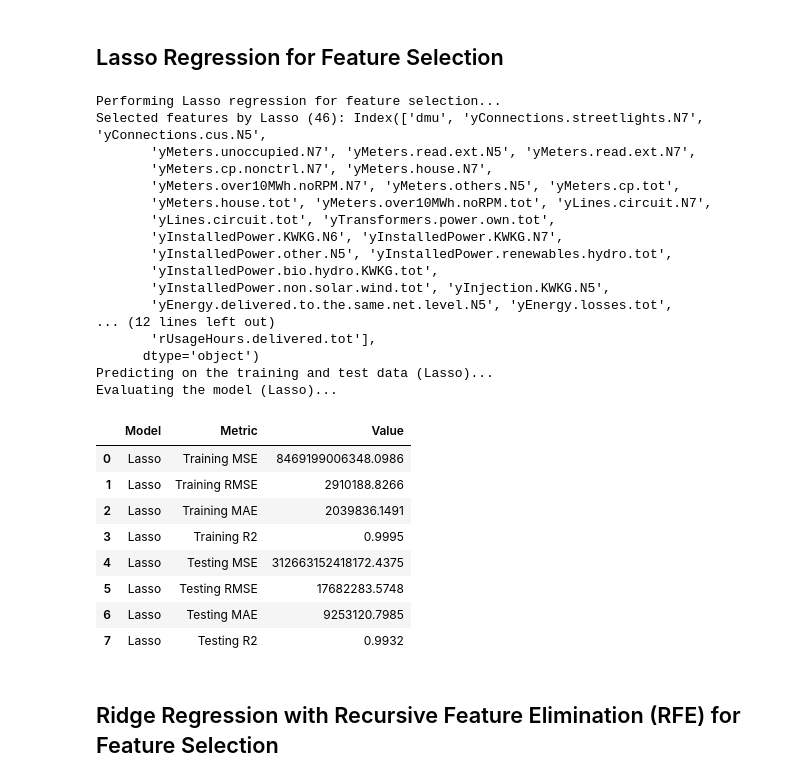
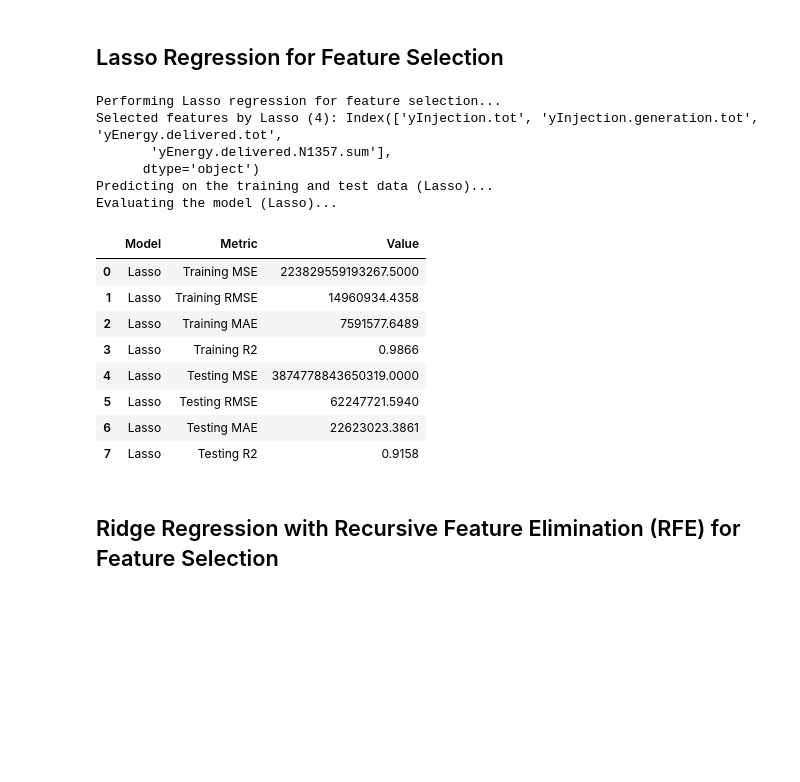
Before and after one commit to ducanhnguyen99/BNetzA, a Jupyter notebook: Benedict/First Analysis.ipynb, the cells around one changed output. Drawn from its saved outputs; the diff is of its cells as text; code cells hidden in the pictures; blank space fills up the shorter version.

```diff
--- a/Benedict/First Analysis.ipynb
+++ b/Benedict/First Analysis.ipynb
@@ -90,0 +3,24 @@ np.set_printoptions(suppress=True)
+# %%
+import pandas as pd
+from sklearn.impute import SimpleImputer
+from sklearn.preprocessing import StandardScaler, OneHotEncoder
+from sklearn.compose import ColumnTransformer
+from sklearn.pipeline import Pipeline
+from sklearn.model_selection import train_test_split
+from tabulate import tabulate
+import numpy as np
+
+# Suppress scientific notation globally
+np.set_printoptions(suppress=True)
+
+# Pfad zur gespeicherten CSV-Datei
+filepath_to_save = "../data/base_df.csv"
+
+# Lade die CSV-Datei
+df = pd.read_csv(filepath_to_save)
+
+# Optional: Setze die Anzeige von numerischen Werten, um wissenschaftliches Format zu vermeiden
+pd.set_option('display.float_format', '{:.2f}'.format)
+
+# Ausgabe des DataFrame
+df
@@ -91,3 +41,10 @@ np.set_printoptions(suppress=True)
+# %%
+# Assuming the target column is named 'cTOTEXn' and all other columns are features
+X = df.drop(columns=['cTOTEXn'])
+y = df['cTOTEXn']
+
+# Split the data into training and test sets
+X_train, X_test, y_train, y_test = train_test_split(X, y, test_size=0.2, random_state=42)
 # %% [markdown]
 ## Lasso Regression for Feature Selection
 # %%
@@ -95,9 +52,6 @@ import pandas as pd
 from sklearn.linear_model import LassoCV, LinearRegression
 from sklearn.metrics import mean_squared_error, mean_absolute_error, r2_score
 import numpy as np
-
-# Suppress scientific notation globally
-np.set_printoptions(suppress=True)
 
 print("Performing Lasso regression for feature selection...")
 
@@ -110,66 +64,55 @@ print(f"Selected features by Lasso ({len(selected_feature_names_lasso)}): {selec
 
 # Training the final model with selected features
 lr_lasso = LinearRegression()
-lr_lasso.fit(X_train[:, selected_features_lasso], y_train)
+lr_lasso.fit(X_train.iloc[:, selected_features_lasso], y_train)
 
 print("Predicting on the training and test data (Lasso)...")
 # Predicting on the train and test data
-y_train_pred_lasso = lr_lasso.predict(X_train[:, selected_features_lasso])
-y_test_pred_lasso = lr_lasso.predict(X_test[:, selected_features_lasso])
+y_train_pred_lasso = lr_lasso.predict(X_train.iloc[:, selected_features_lasso])
+y_test_pred_lasso = lr_lasso.predict(X_test.iloc[:, selected_features_lasso])
 
 print("Evaluating the model (Lasso)...")
 # Evaluating the model on train data
 train_mse_lasso = mean_squared_error(y_train, y_train_pred_lasso)
 train_rmse_lasso = np.sqrt(train_mse_lasso)
 train_mae_lasso = mean_absolute_error(y_train, y_train_pred_lasso)
 train_r2_lasso = r2_score(y_train, y_train_pred_lasso)
 
 # Evaluating the model on test data
 test_mse_lasso = mean_squared_error(y_test, y_test_pred_lasso)
 test_rmse_lasso = np.sqrt(test_mse_lasso)
 test_mae_lasso = mean_absolute_error(y_test, y_test_pred_lasso)
 test_r2_lasso = r2_score(y_test, y_test_pred_lasso)
 
 # Formatting the results to 4 decimal places
 results_lasso_dict = {
     "Model": ["Lasso"] * 8,
     "Metric": ["Training MSE", "Training RMSE", "Training MAE", "Training R2",
                "Testing MSE", "Testing RMSE", "Testing MAE", "Testing R2"],
     "Value": [f"{train_mse_lasso:.4f}", f"{train_rmse_lasso:.4f}", f"{train_mae_lasso:.4f}", f"{train_r2_lasso:.4f}",
               f"{test_mse_lasso:.4f}", f"{test_rmse_lasso:.4f}", f"{test_mae_lasso:.4f}", f"{test_r2_lasso:.4f}"]
 }
 
 # Creating DataFrame
 results_lasso_df = pd.DataFrame(results_lasso_dict)
 
 results_lasso_df
 # %% [output]
 Performing Lasso regression for feature selection...
-Selected features by Lasso (46): Index(['dmu', 'yConnections.streetlights.N7', 'yConnections.cus.N5',
-       'yMeters.unoccupied.N7', 'yMeters.read.ext.N5', 'yMeters.read.ext.N7',
-       'yMeters.cp.nonctrl.N7', 'yMeters.house.N7',
-       'yMeters.over10MWh.noRPM.N7', 'yMeters.others.N5', 'yMeters.cp.tot',
-       'yMeters.house.tot', 'yMeters.over10MWh.noRPM.tot', 'yLines.circuit.N7',
-       'yLines.circuit.tot', 'yTransformers.power.own.tot',
-       'yInstalledPower.KWKG.N6', 'yInstalledPower.KWKG.N7',
-       'yInstalledPower.other.N5', 'yInstalledPower.renewables.hydro.tot',
-       'yInstalledPower.bio.hydro.KWKG.tot',
-       'yInstalledPower.non.solar.wind.tot', 'yInjection.KWKG.N5',
-       'yEnergy.delivered.to.the.same.net.level.N5', 'yEnergy.losses.tot',
-... (12 lines left out)
-       'rUsageHours.delivered.tot'],
+Selected features by Lasso (4): Index(['yInjection.tot', 'yInjection.generation.tot', 'yEnergy.delivered.tot',
+       'yEnergy.delivered.N1357.sum'],
       dtype='object')
 Predicting on the training and test data (Lasso)...
 Evaluating the model (Lasso)...
 |  | Model | Metric | Value |
-| 0 | Lasso | Training MSE | 8469199006348.0986 |
-| 1 | Lasso | Training RMSE | 2910188.8266 |
-| 2 | Lasso | Training MAE | 2039836.1491 |
-| 3 | Lasso | Training R2 | 0.9995 |
-| 4 | Lasso | Testing MSE | 312663152418172.4375 |
-| 5 | Lasso | Testing RMSE | 17682283.5748 |
-| 6 | Lasso | Testing MAE | 9253120.7985 |
-| 7 | Lasso | Testing R2 | 0.9932 |
+| 0 | Lasso | Training MSE | 223829559193267.5000 |
+| 1 | Lasso | Training RMSE | 14960934.4358 |
+| 2 | Lasso | Training MAE | 7591577.6489 |
+| 3 | Lasso | Training R2 | 0.9866 |
+| 4 | Lasso | Testing MSE | 3874778843650319.0000 |
+| 5 | Lasso | Testing RMSE | 62247721.5940 |
+| 6 | Lasso | Testing MAE | 22623023.3861 |
+| 7 | Lasso | Testing R2 | 0.9158 |
 # %% [markdown]
 ## Ridge Regression with Recursive Feature Elimination (RFE) for Feature Selection
 # %%
```
Also changed, not shown: parts of 4 cells of this notebook, 2 other files.
